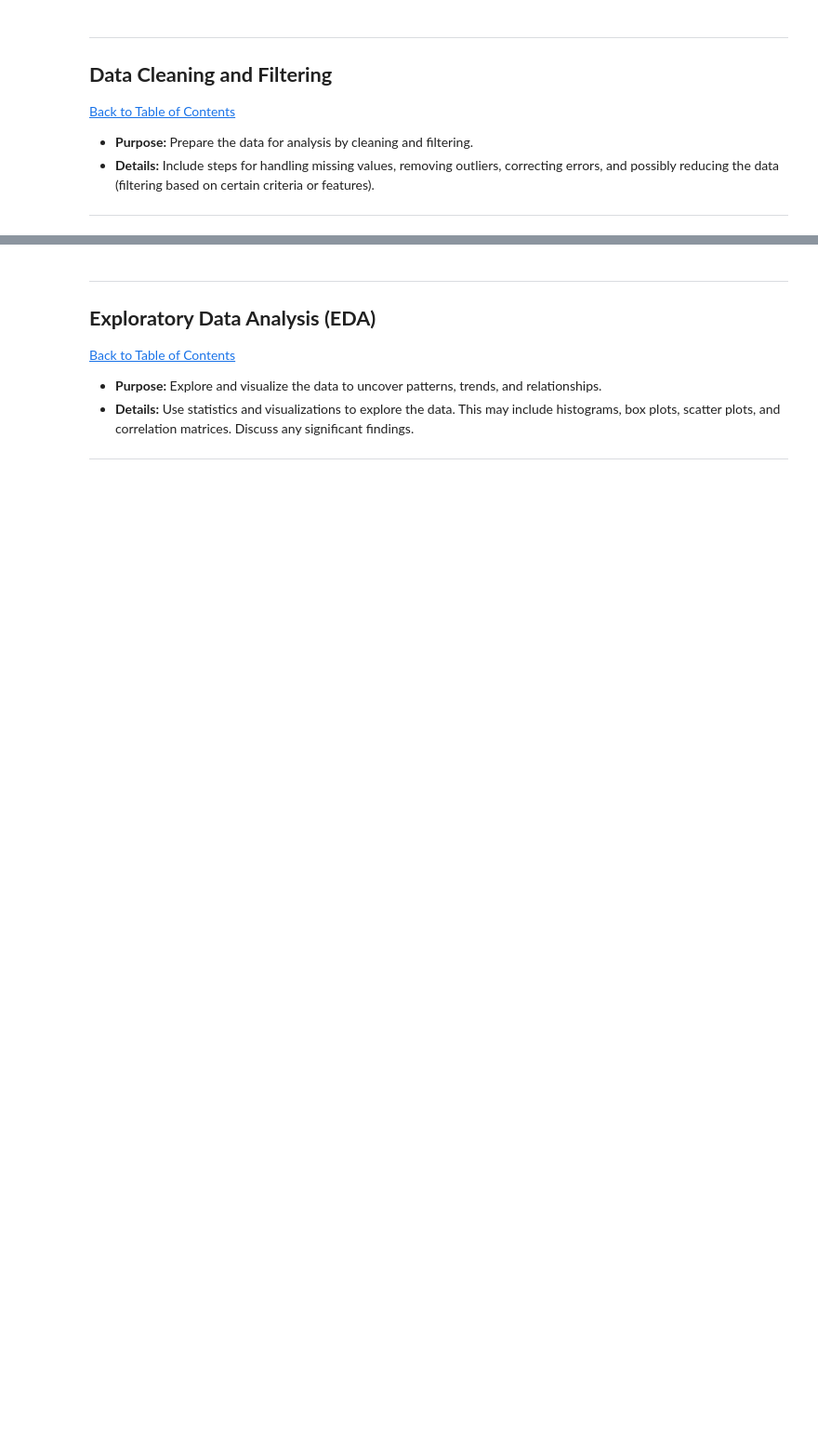
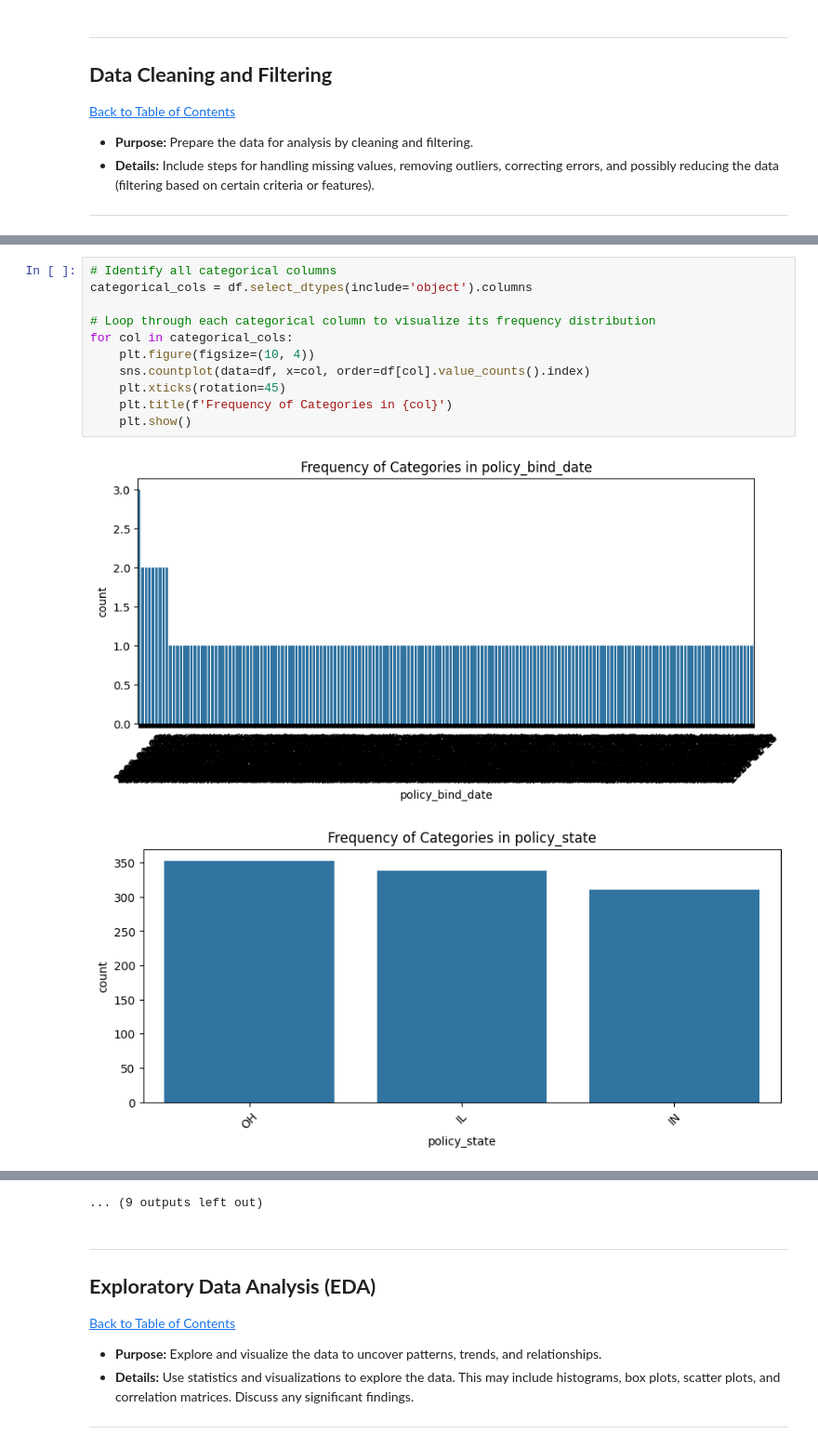
Before and after one commit to wktkfoster/Workplace_Insurance, a Jupyter notebook: 1.3_QCTO---Workplace-Module-Notebook-Template-4571.ipynb, the cells around one changed output, grey strips where cells are left out. Shown at 93% size. Drawn from its saved outputs; the diff is of its cells as text; blank space fills up the shorter version.

```diff
--- a/1.3_QCTO---Workplace-Module-Notebook-Template-4571.ipynb
+++ b/1.3_QCTO---Workplace-Module-Notebook-Template-4571.ipynb
@@ -124,0 +205,14 @@ df.head()
+# %%
+# Identify all categorical columns
+categorical_cols = df.select_dtypes(include='object').columns
+
+# Loop through each categorical column to visualize its frequency distribution
+for col in categorical_cols:
+    plt.figure(figsize=(10, 4))
+    sns.countplot(data=df, x=col, order=df[col].value_counts().index)
+    plt.xticks(rotation=45)
+    plt.title(f'Frequency of Categories in {col}')
+    plt.show()
+# %% [output]
+[figure, added]
+[figure, added]
@@ -125,3 +229,4 @@ df.head()
+... (9 outputs left out)
 # %% [markdown]
 ---
 <a href=#five></a>
```
Also changed, not shown: parts of 7 cells of this notebook.
